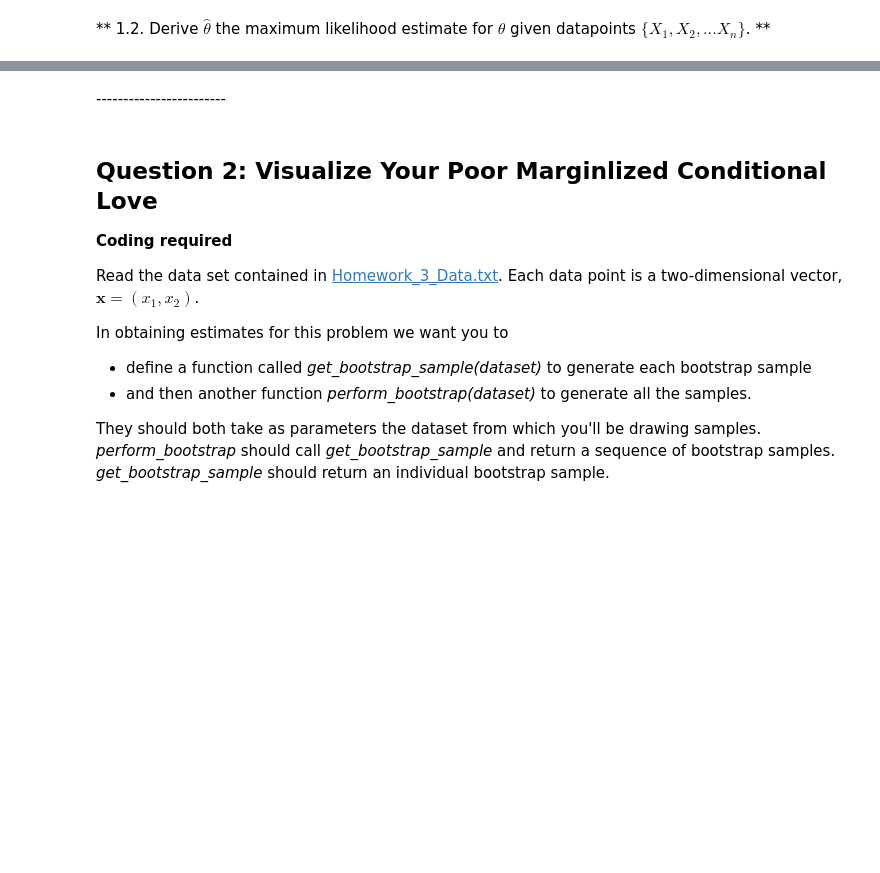
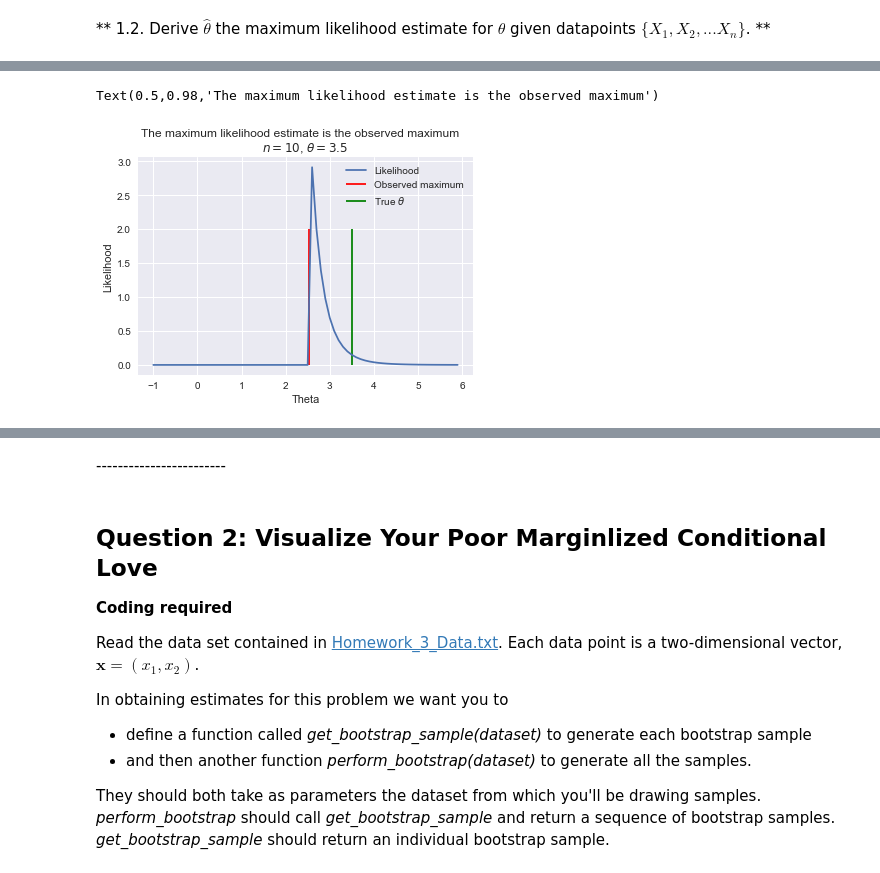
Before and after one commit to NOllAl/AM207HW, a Jupyter notebook: hw3/AM207_HW3.ipynb, the cells around one changed output, grey strips where cells are left out. Cells and saved outputs as stored; diff of their text form; code cells hidden in the pictures; blank space fills up the shorter version.

```diff
--- a/hw3/AM207_HW3.ipynb
+++ b/hw3/AM207_HW3.ipynb
@@ -70,0 +83,28 @@ n Y^{n-1} / \theta ^ n \text{ if } 0 \leq Y < \theta \\
+# %%
+def f(y, theta, n):
+    result = np.zeros(theta.shape)
+    x_n = np.max(y)
+    mid_ind = np.logical_not(x_n >= theta)
+    result[mid_ind] = n * x_n ** (n-1) / theta[mid_ind] **n
+    return result, x_n
+
+
+np.random.seed(1)
+theta_true = 3.5
+n = 10
+y = np.random.uniform(low=0.0, high=theta_true, size=n)
+
+theta = np.arange(-1, 6, 0.1)
+l, x_n = f(y, theta, n)
+
+plt.plot(theta, l, label=r"Likelihood")
+plt.vlines(x_n, 0, 2, color='red', label=r"Observed maximum")
+plt.vlines(theta_true, 0, 2, color="green", label=r"True $\theta$")
+plt.legend()
+plt.xlabel("Theta")
+plt.ylabel("Likelihood")
+plt.title(r"$n=10$, $\theta=3.5$")
+plt.suptitle("The maximum likelihood estimate is the observed maximum")
+# %% [output]
+Text(0.5,0.98,'The maximum likelihood estimate is the observed maximum')
+[figure, added]
```
Also changed, not shown: parts of 4 cells of this notebook.
